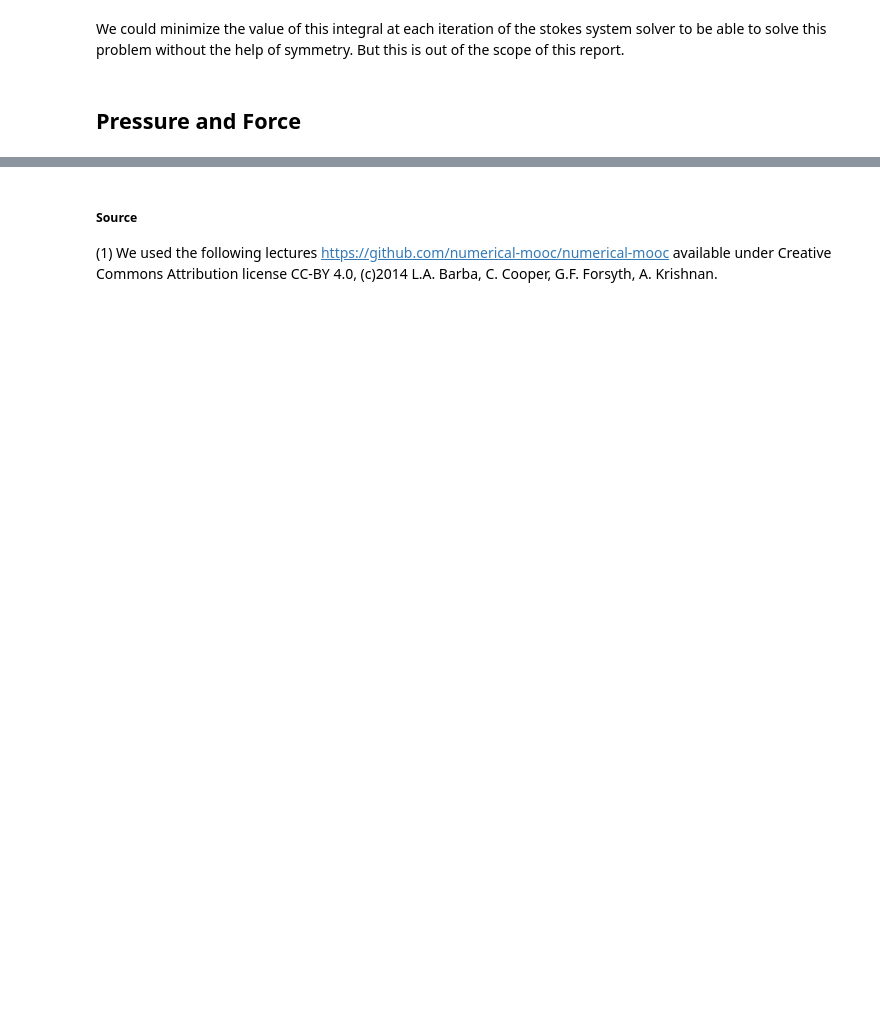
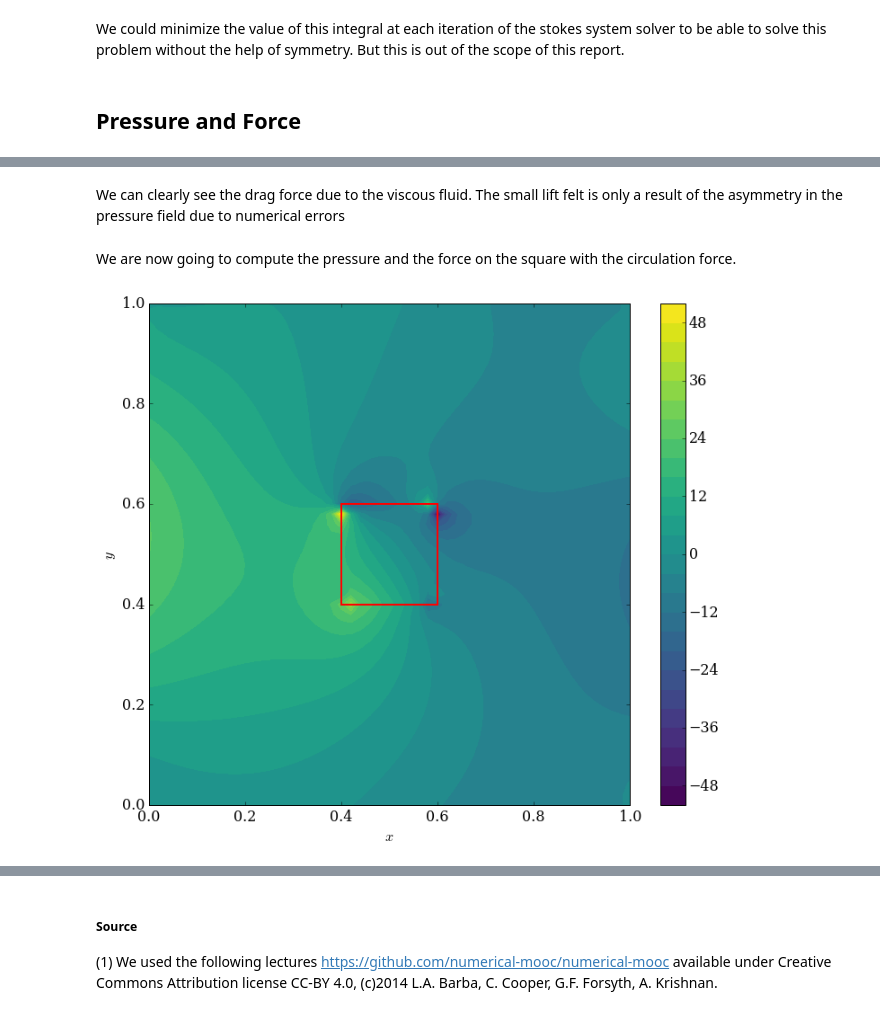
Before and after one commit to irenous/numerical-mooc, a Jupyter notebook: working/stage_ilan/Stage_BA3_Ilan_Renous.ipynb, the cells around one changed output, grey strips where cells are left out. Drawn from its saved outputs; the diff is of its cells as text; code cells hidden in the pictures; blank space fills up the shorter version.

```diff
--- a/working/stage_ilan/Stage_BA3_Ilan_Renous.ipynb
+++ b/working/stage_ilan/Stage_BA3_Ilan_Renous.ipynb
@@ -933 +1206,18 @@ print(contF3)
+# %% [markdown]
+We can clearly see the drag force due to the viscous fluid. The small lift felt is only a result of the asymmetry in the pressure field due to numerical errors
+# %% [markdown]
+We are now going to compute the pressure and the force on the square with the circulation force.
+# %%
+P2=laplace2d(P,lapx2,lapy2, l1_target,nx,ny,dx,dy)
+pyplot.figure(figsize=(12,10))
+pyplot.plot(j,m, color='r', linestyle='-', linewidth=2)
+pyplot.plot(j,n, color='r', linestyle='-', linewidth=2)
+pyplot.plot(k,p, color='r', linestyle='-', linewidth=2)
+pyplot.plot(l,p, color='r', linestyle='-', linewidth=2)
+pyplot.contourf(x,y,P2,26,cmap=cm.viridis)
+pyplot.xlabel('$x$')
+pyplot.ylabel('$y$')
+pyplot.colorbar();
+# %% [output]
+[figure, added]
 # %%
```
Also changed, not shown: parts of 41 cells of this notebook, 3 other files.
